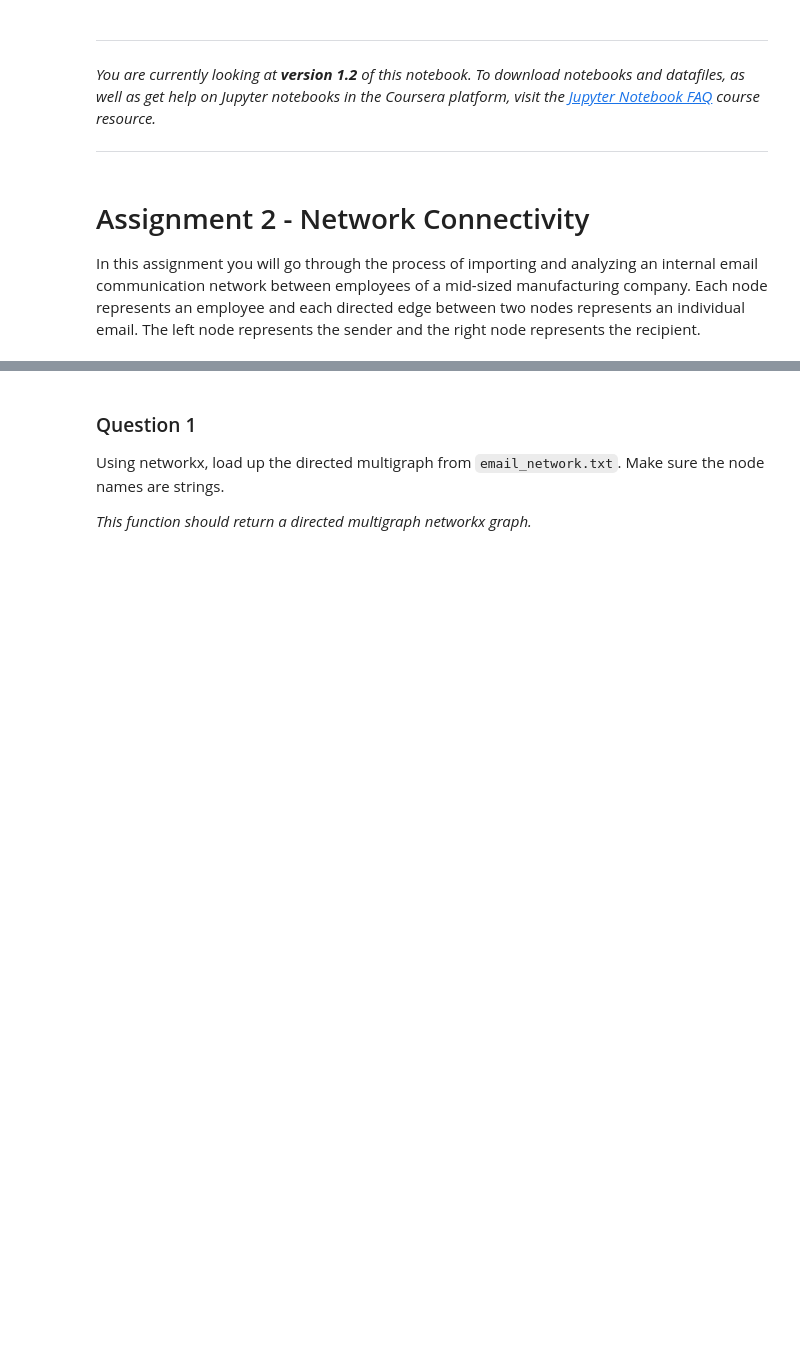
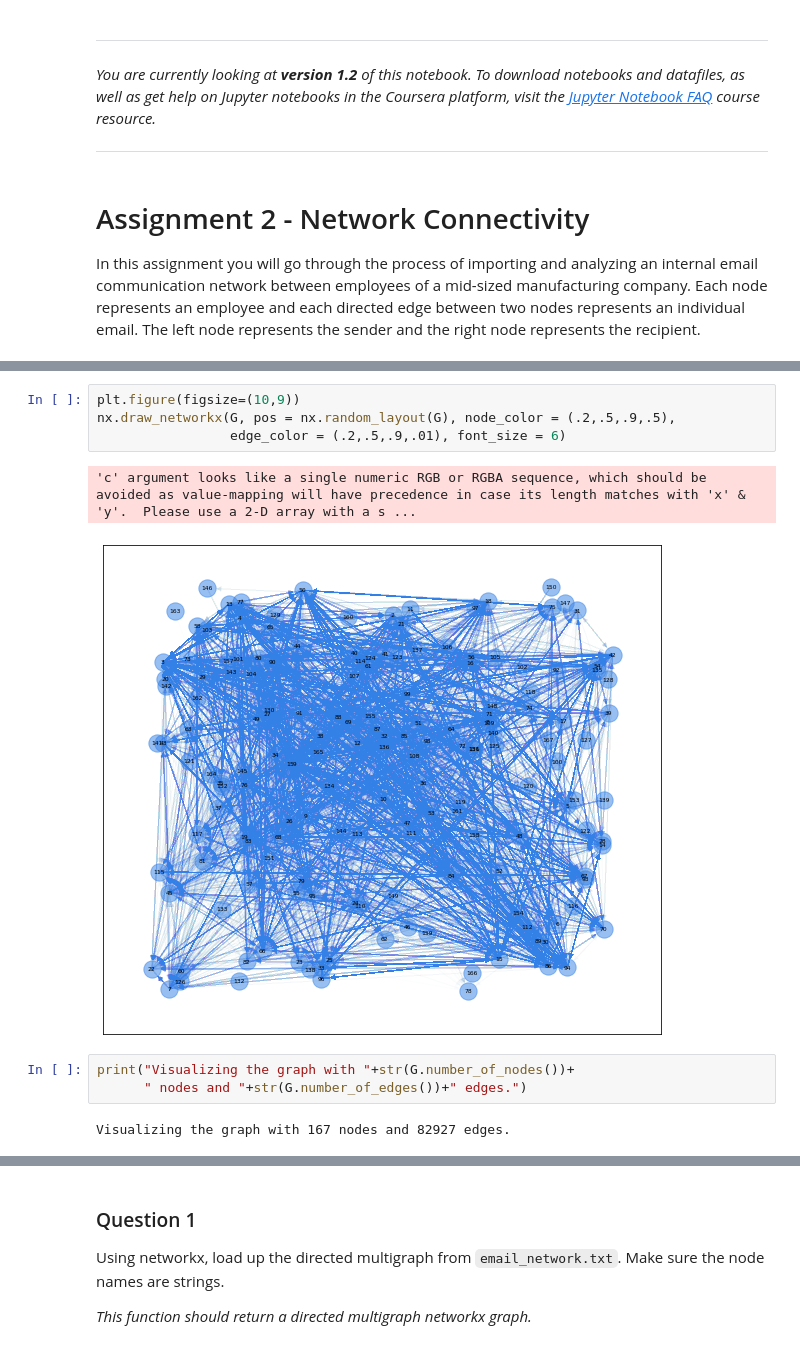
Before and after one commit to aitabuzaid/network-analysis, a Jupyter notebook: Assignment+2.ipynb, the cells around one changed output, grey strips where cells are left out. Drawn from its saved outputs; the diff is of its cells as text; blank space fills up the shorter version.

```diff
--- a/Assignment+2.ipynb
+++ b/Assignment+2.ipynb
@@ -21,0 +29,12 @@ G = nx.read_edgelist('email_network.txt', comments = "#",
+# %%
+plt.figure(figsize=(10,9))
+nx.draw_networkx(G, pos = nx.random_layout(G), node_color = (.2,.5,.9,.5),
+                 edge_color = (.2,.5,.9,.01), font_size = 6)
+# %% [output]
+'c' argument looks like a single numeric RGB or RGBA sequence, which should be avoided as value-mapping will have precedence in case its length matches with 'x' & 'y'.  Please use a 2-D array with a s ...
+[figure, added]
+# %%
+print("Visualizing the graph with "+str(G.number_of_nodes())+
+      " nodes and "+str(G.number_of_edges())+" edges.")
+# %% [output]
+Visualizing the graph with 167 nodes and 82927 edges.
```
Also changed, not shown: parts of 5 cells of this notebook.
